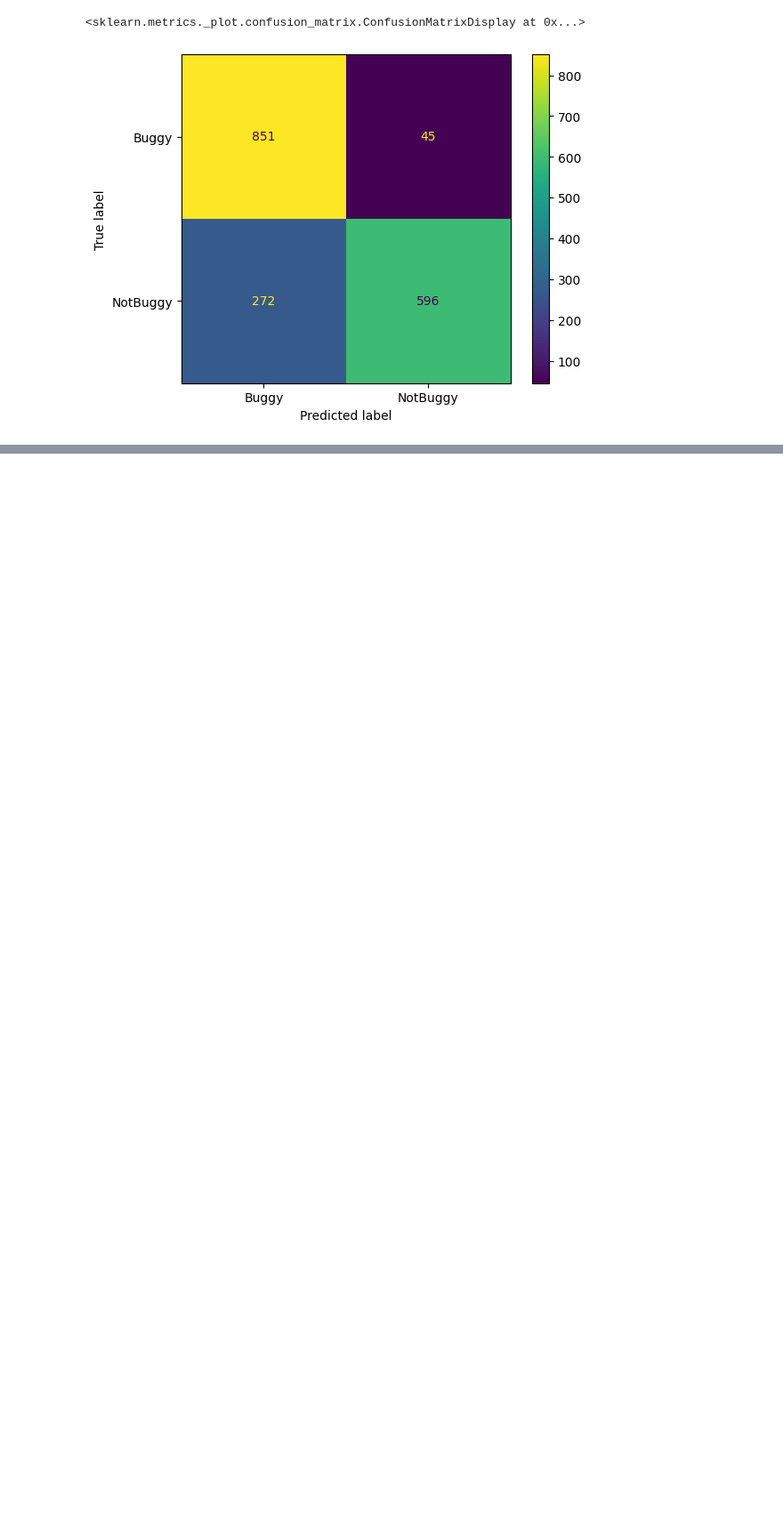
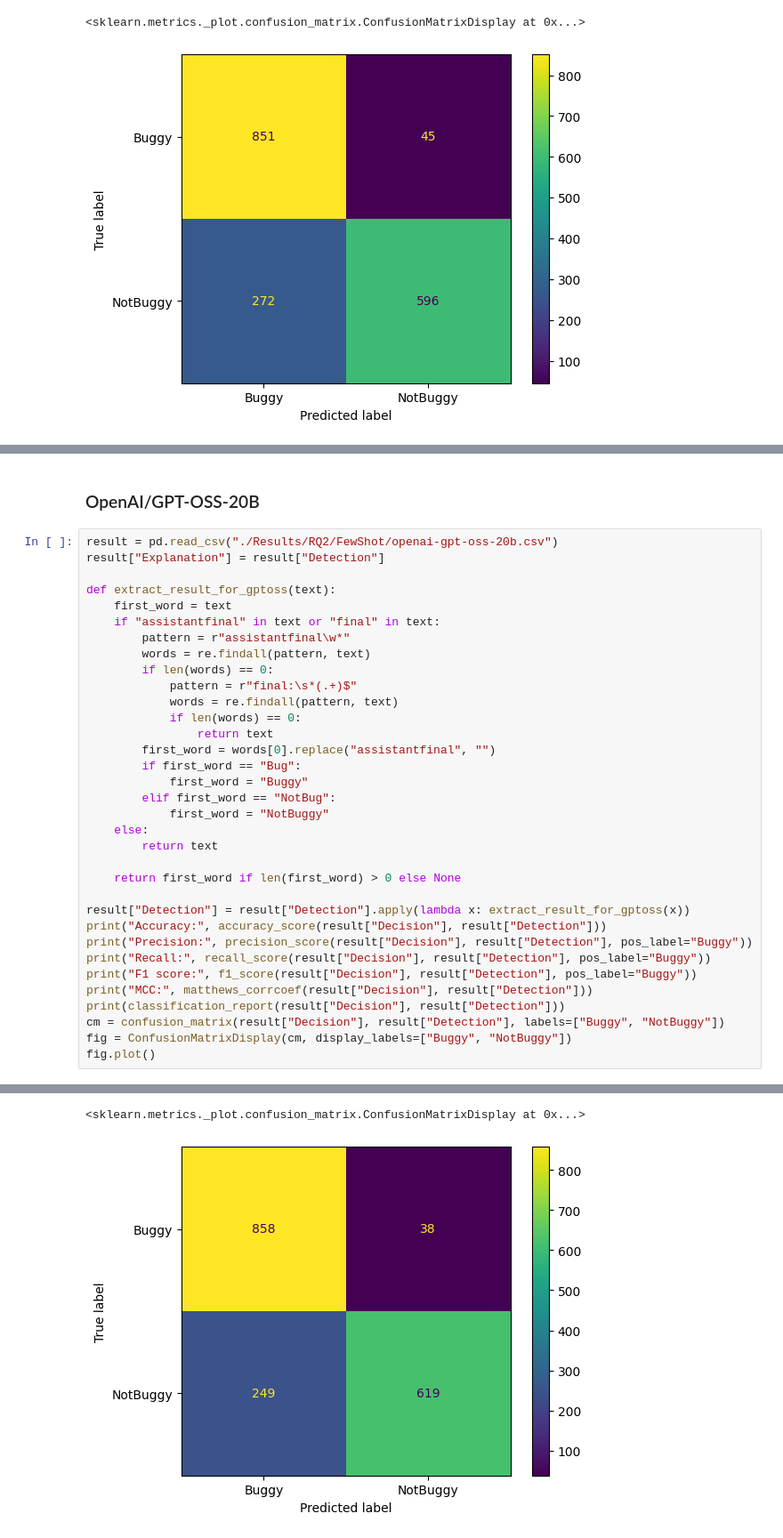
Before and after one commit to SQMLab/Tangled, a Jupyter notebook: OpenSourceModels.ipynb, the cells around one changed output, grey strips where cells are left out. Shown at 89% size. Drawn from its saved outputs; the diff is of its cells as text; blank space fills up the shorter version.

Commit message:
RQ2 FewShot gpt-oss-20b

```diff
--- a/OpenSourceModels.ipynb
+++ b/OpenSourceModels.ipynb
@@ -108,0 +113,37 @@ weighted avg       0.84      0.82      0.82      1764
+# %% [markdown]
+### OpenAI/GPT-OSS-20B
+# %%
+result = pd.read_csv("./Results/RQ2/FewShot/openai-gpt-oss-20b.csv")
+result["Explanation"] = result["Detection"]
+
+def extract_result_for_gptoss(text):
+    first_word = text
+    if "assistantfinal" in text or "final" in text:
+        pattern = r"assistantfinal\w*"
+        words = re.findall(pattern, text)
+        if len(words) == 0:
+            pattern = r"final:\s*(.+)$"
+            words = re.findall(pattern, text)
+            if len(words) == 0:
+                return text
+        first_word = words[0].replace("assistantfinal", "")
+        if first_word == "Bug":
+            first_word = "Buggy"
+        elif first_word == "NotBug":
+            first_word = "NotBuggy"
+    else:
+        return text
+
+    return first_word if len(first_word) > 0 else None
+
+result["Detection"] = result["Detection"].apply(lambda x: extract_result_for_gptoss(x))
+print("Accuracy:", accuracy_score(result["Decision"], result["Detection"]))
+print("Precision:", precision_score(result["Decision"], result["Detection"], pos_label="Buggy"))
+print("Recall:", recall_score(result["Decision"], result["Detection"], pos_label="Buggy"))
+print("F1 score:", f1_score(result["Decision"], result["Detection"], pos_label="Buggy"))
+print("MCC:", matthews_corrcoef(result["Decision"], result["Detection"]))
+print(classification_report(result["Decision"], result["Detection"]))
+cm = confusion_matrix(result["Decision"], result["Detection"], labels=["Buggy", "NotBuggy"])
+fig = ConfusionMatrixDisplay(cm, display_labels=["Buggy", "NotBuggy"])
+fig.plot()
+# %% [output]
@@ -108,0 +163,2 @@ weighted avg       0.84      0.82      0.82      1764
+<sklearn.metrics._plot.confusion_matrix.ConfusionMatrixDisplay at 0x...>
+[figure, added]
```
Also changed, not shown: parts of 3 cells of this notebook, 1 other file.
